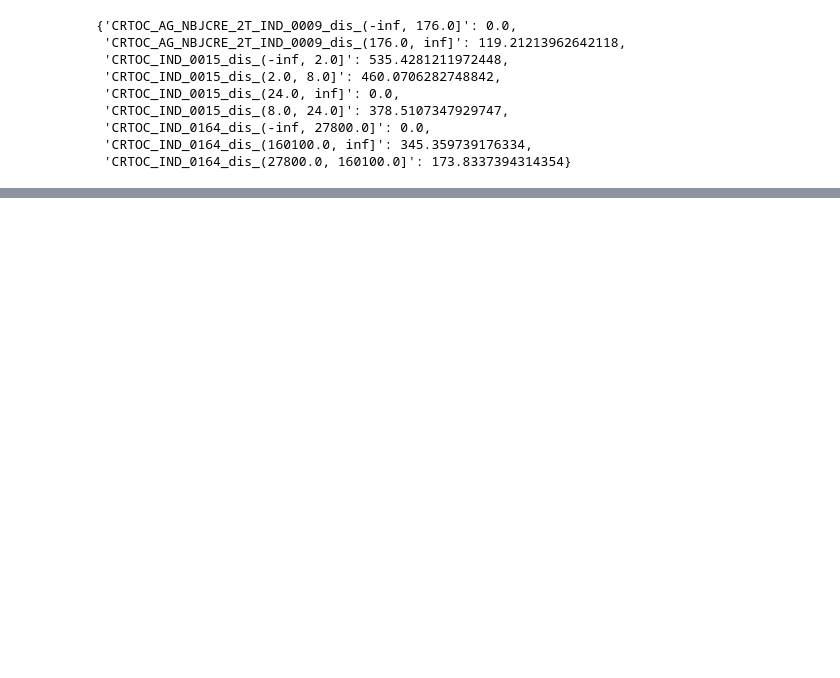
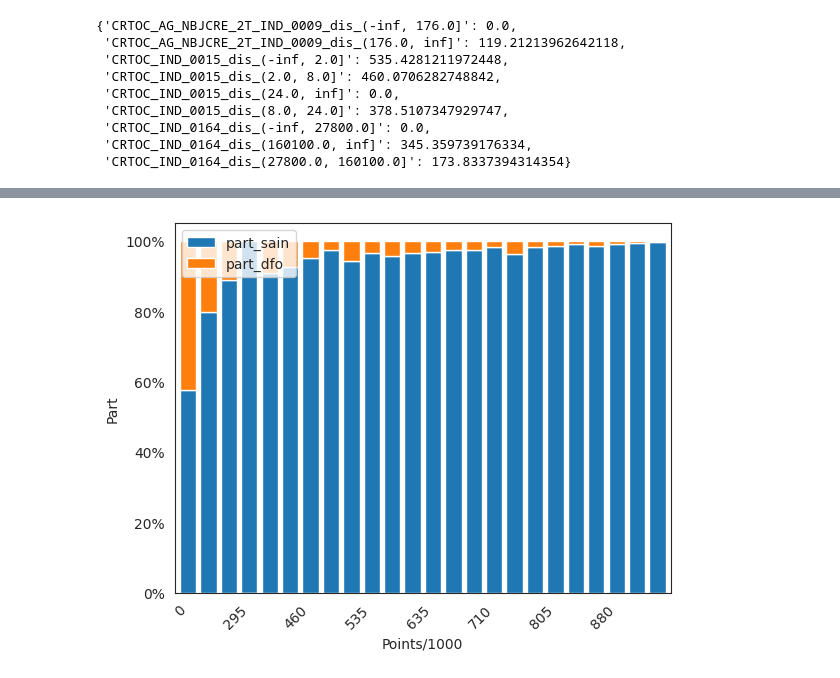
Before and after one commit to cheryl-kdio/Scoring_3A, a Jupyter notebook: Cheryl/modelling.ipynb, the cells around one changed output, grey strips where cells are left out. Cells and saved outputs as stored; diff of their text form; code cells hidden in the pictures; blank space fills up the shorter version.

```diff
--- a/Cheryl/modelling.ipynb
+++ b/Cheryl/modelling.ipynb
@@ -516,0 +291,5 @@ sns.kdeplot(
+# %%
+importlib.reload(functions)
+functions.plot_bar_stacked(score,cible)
+# %% [output]
+[figure, added]
```
Also changed, not shown: parts of 53 cells of this notebook, 1 other file.
